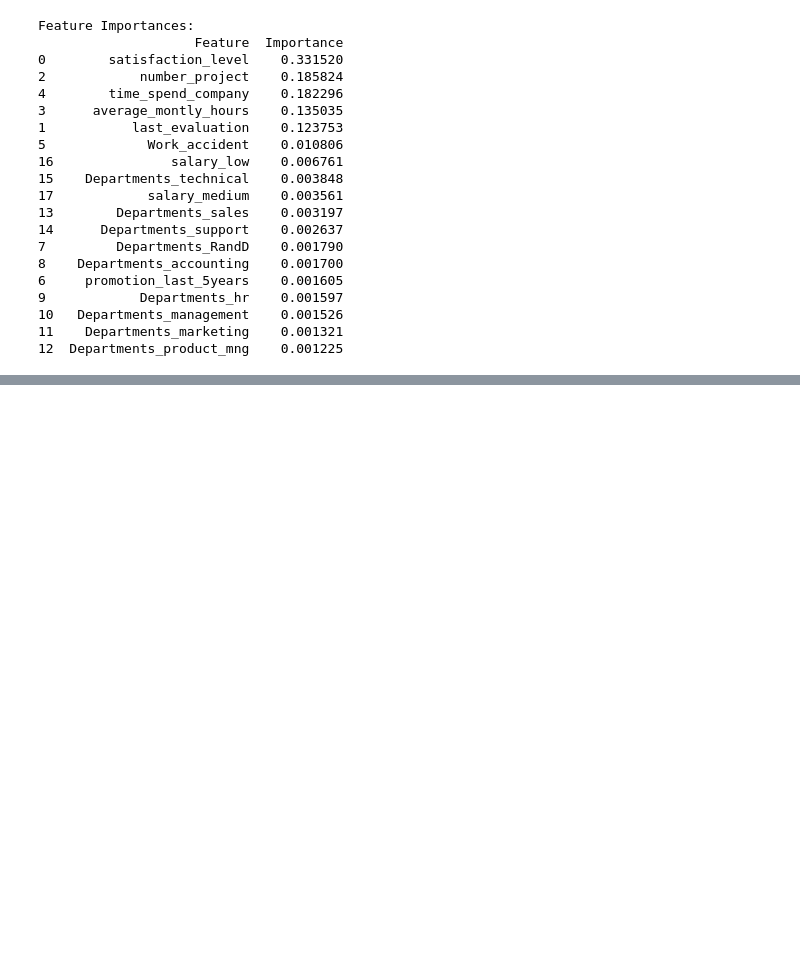
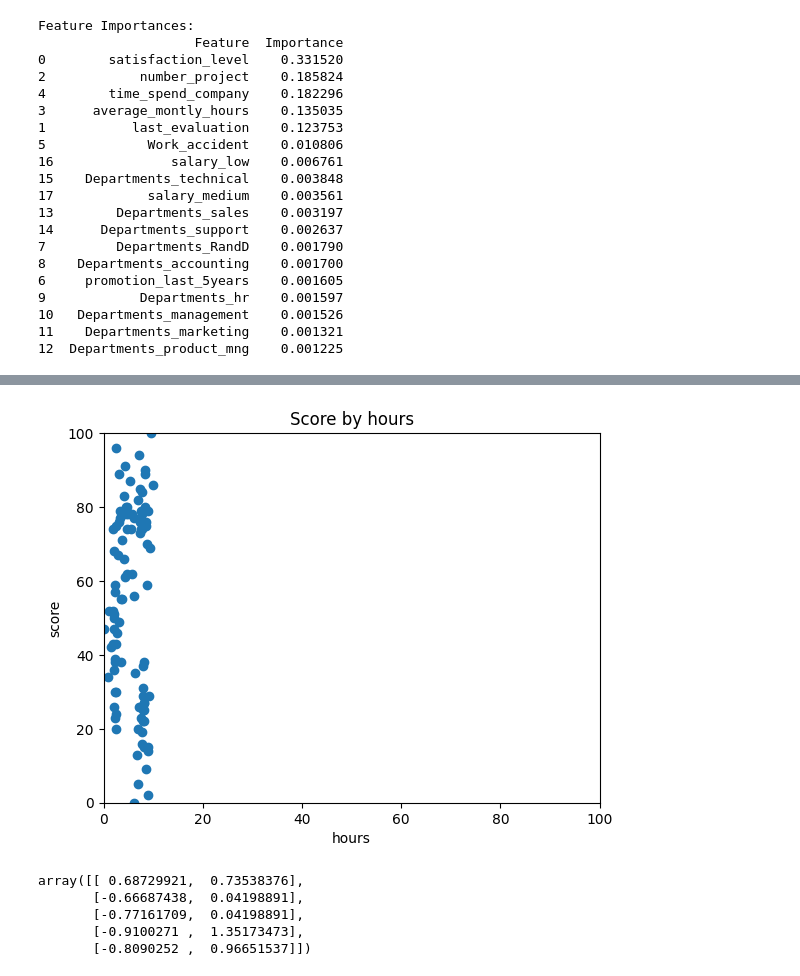
Before and after one commit to LC-coder33/PythonTutorial, a Jupyter notebook: python10일차.ipynb, the cells around one changed output, grey strips where cells are left out. Saved outputs shown, nothing was run; the diff lists cells and outputs as text; code cells hidden in the pictures; blank space fills up the shorter version.

```diff
--- a/python10일차.ipynb
+++ b/python10일차.ipynb
@@ -449,0 +484,21 @@ Feature Importances:
+# %%
+plt.scatter(X[:,0], X[:, 1])
+plt.title('Score by hours')
+plt.xlabel('hours')
+plt.xlim(0, 100)
+plt.ylabel('score')
+plt.ylim(0, 100)
+plt.show()
+# %% [output]
+[figure, added]
+# %%
+from sklearn.preprocessing import StandardScaler
+sc = StandardScaler()
+X = sc.fit_transform(X)
+X[:5]
+# %% [output]
+array([[ 0.68729921,  0.73538376],
+       [-0.66687438,  0.04198891],
+       [-0.77161709,  0.04198891],
+       [-0.9100271 ,  1.35173473],
+       [-0.8090252 ,  0.96651537]])
```
Also changed, not shown: parts of 14 cells of this notebook.
